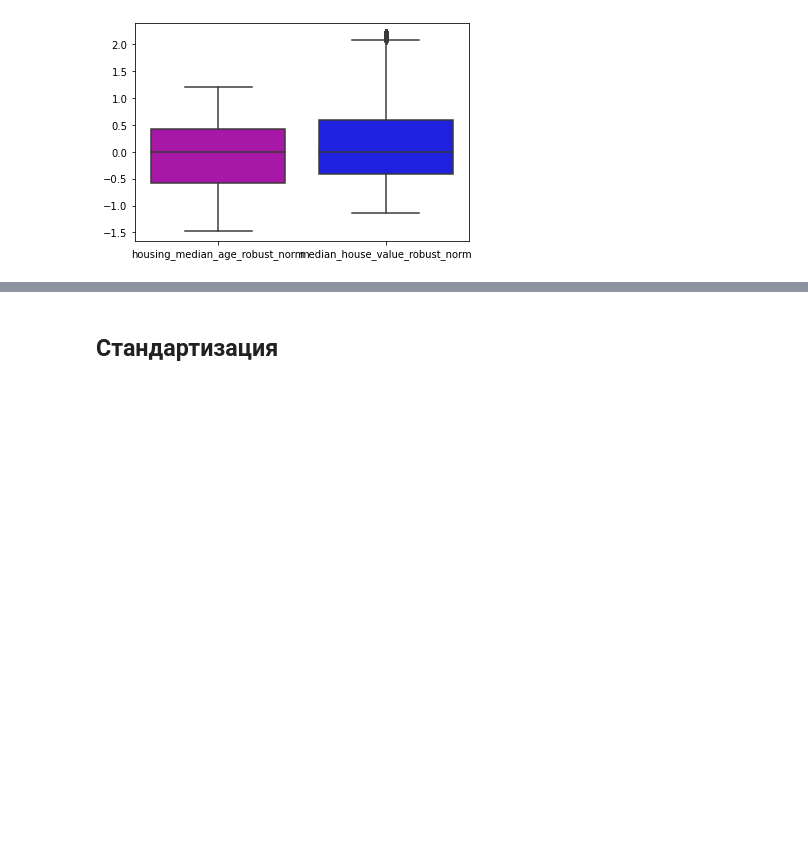
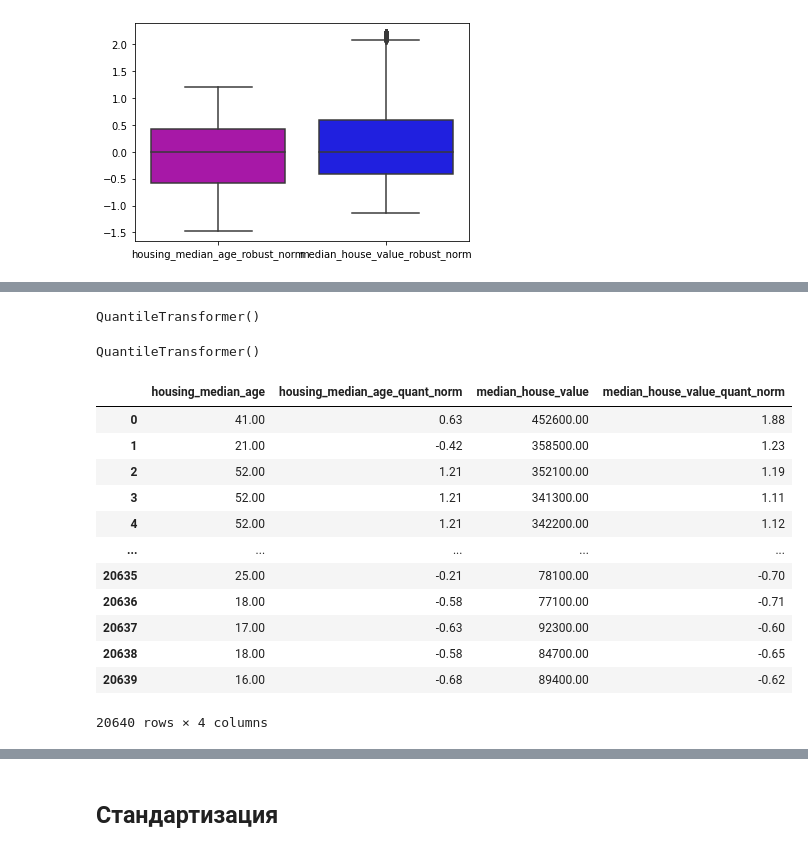
Before and after one commit to ryndovaira-org/data_science_lectures, a Jupyter notebook: 04_data_preparation/lectures/05_standardization_normalization.ipynb, the cells around one changed output, grey strips where cells are left out. Cells and saved outputs as stored; diff of their text form; code cells hidden in the pictures; blank space fills up the shorter version.

```diff
--- a/04_data_preparation/lectures/05_standardization_normalization.ipynb
+++ b/04_data_preparation/lectures/05_standardization_normalization.ipynb
@@ -359,0 +450,30 @@ sns.boxplot(data=df[['housing_median_age_robust_norm',
+# %%
+from sklearn.preprocessing import QuantileTransformer
+
+quant_scaler = QuantileTransformer()
+quant_scaler
+# %% [output]
+QuantileTransformer()
+# %%
+quant_scaler.fit(df[['housing_median_age', 'median_house_value']])
+# %% [output]
+QuantileTransformer()
+# %%
+df[['housing_median_age_quant_norm', 'median_house_value_quant_norm']] = robust_scaler.transform(df[['housing_median_age', 'median_house_value']])
+
+df[['housing_median_age', 'housing_median_age_quant_norm',
+    'median_house_value', 'median_house_value_quant_norm']]
+# %% [output]
+|  | housing_median_age | housing_median_age_quant_norm | median_house_value | median_house_value_quant_norm |
+| 0 | 41.00 | 0.63 | 452600.00 | 1.88 |
+| 1 | 21.00 | -0.42 | 358500.00 | 1.23 |
+| 2 | 52.00 | 1.21 | 352100.00 | 1.19 |
+| 3 | 52.00 | 1.21 | 341300.00 | 1.11 |
+| 4 | 52.00 | 1.21 | 342200.00 | 1.12 |
+| ... | ... | ... | ... | ... |
+| 20635 | 25.00 | -0.21 | 78100.00 | -0.70 |
+| 20636 | 18.00 | -0.58 | 77100.00 | -0.71 |
+| 20637 | 17.00 | -0.63 | 92300.00 | -0.60 |
+| 20638 | 18.00 | -0.58 | 84700.00 | -0.65 |
+| 20639 | 16.00 | -0.68 | 89400.00 | -0.62 |
+20640 rows × 4 columns
```
Also changed, not shown: parts of 21 cells of this notebook.
